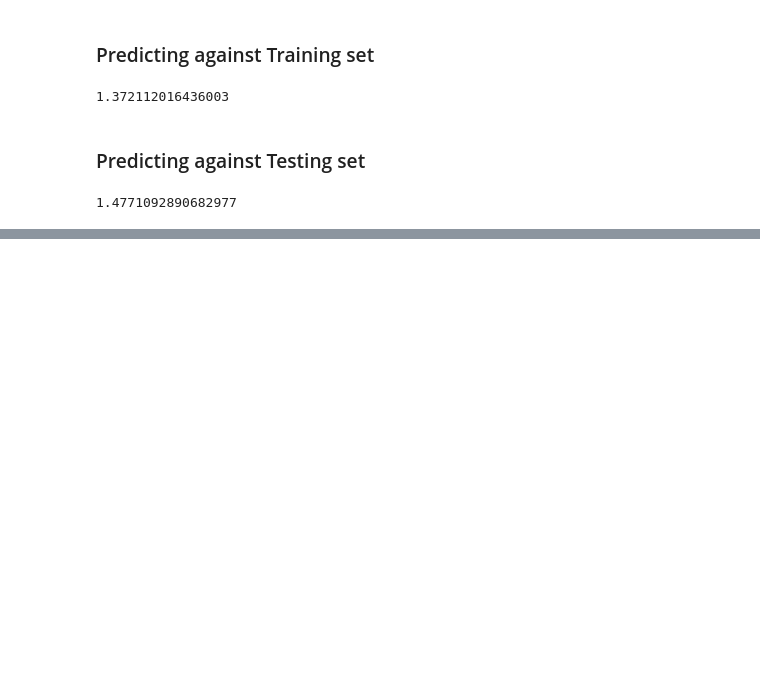
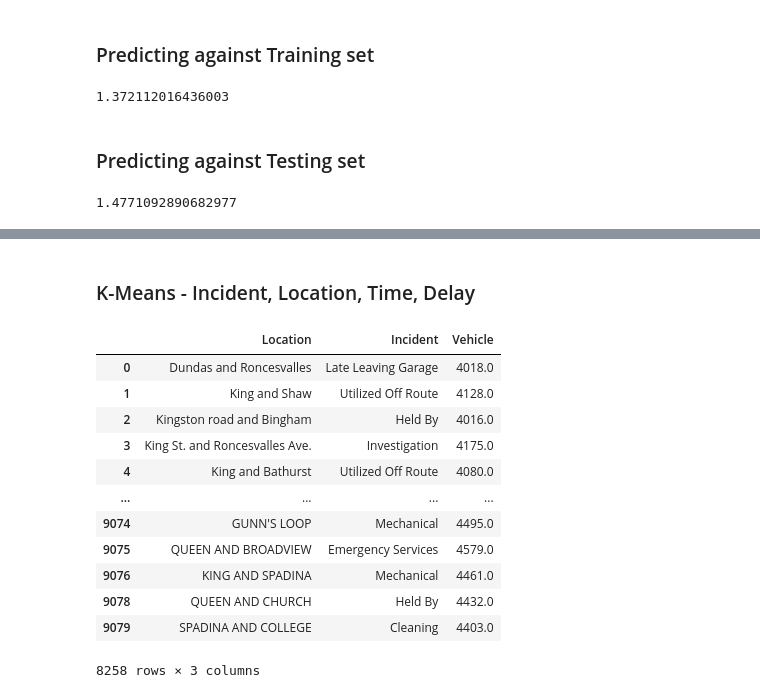
Before and after one commit to rachaellam/ML-ttc, a Jupyter notebook: TTC_ML.ipynb, the cells around one changed output, grey strips where cells are left out. Saved outputs shown, nothing was run; the diff lists cells and outputs as text; code cells hidden in the pictures; blank space fills up the shorter version.

```diff
--- a/TTC_ML.ipynb
+++ b/TTC_ML.ipynb
@@ -613,0 +625,20 @@ plt.show()
+# %% [markdown]
+### K-Means - Incident,  Location, Time, Delay
+# %%
+IL_data = df.drop(['Report_Date', 'Min_Delay', 'Direction', 'Day', 'Min_Gap',
+                   'Round_Time', 'Time_in_hours', 'Route', 'Time', 'Time_in_minutes'], axis=1)
+IL_data
+# %% [output]
+|  | Location | Incident | Vehicle |
+| 0 | Dundas and Roncesvalles | Late Leaving Garage | 4018.0 |
+| 1 | King and Shaw | Utilized Off Route | 4128.0 |
+| 2 | Kingston road and Bingham | Held By | 4016.0 |
+| 3 | King St. and Roncesvalles Ave. | Investigation | 4175.0 |
+| 4 | King and Bathurst | Utilized Off Route | 4080.0 |
+| ... | ... | ... | ... |
+| 9074 | GUNN'S LOOP | Mechanical | 4495.0 |
+| 9075 | QUEEN AND BROADVIEW | Emergency Services | 4579.0 |
+| 9076 | KING AND SPADINA | Mechanical | 4461.0 |
+| 9078 | QUEEN AND CHURCH | Held By | 4432.0 |
+| 9079 | SPADINA AND COLLEGE | Cleaning | 4403.0 |
+8258 rows × 3 columns
```
Also changed, not shown: parts of 18 cells of this notebook, 3 other files.
